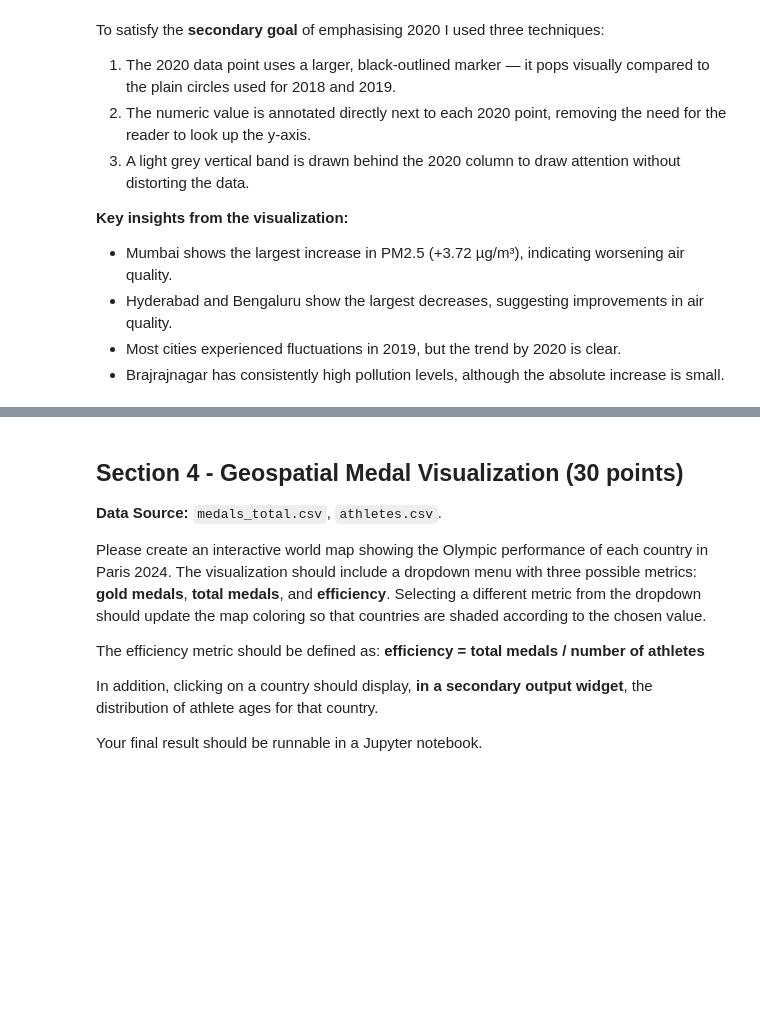
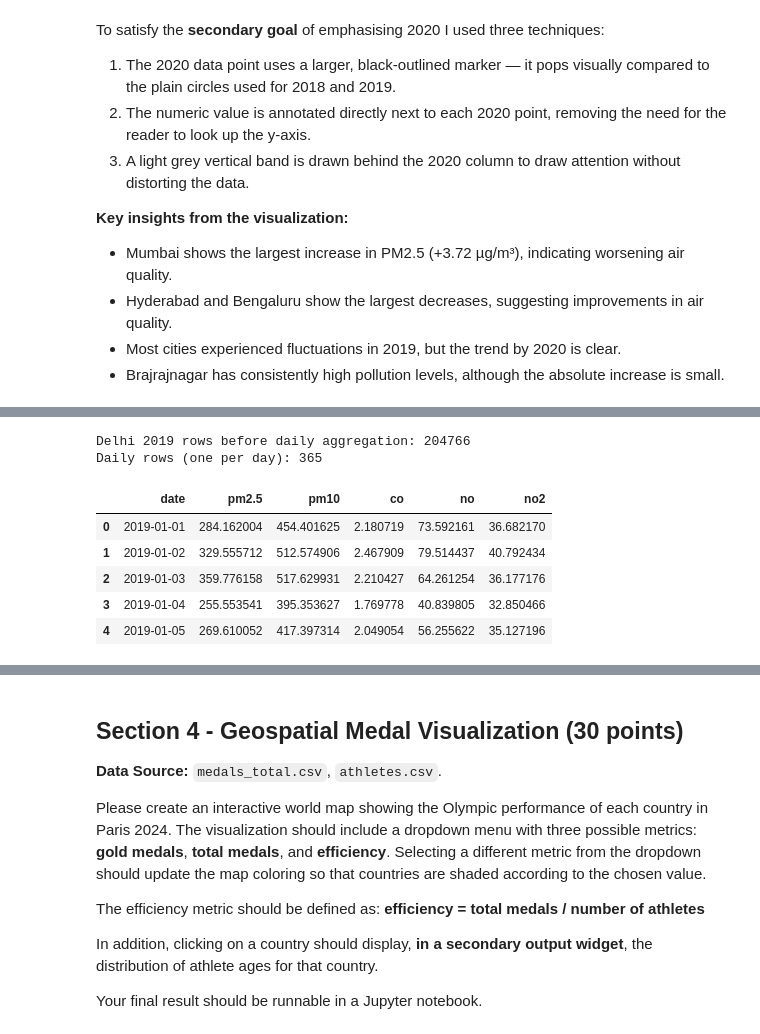
Before and after one commit to micheleminuti/python-data-visualization, a Jupyter notebook: assignment_1.ipynb, the cells around one changed output, grey strips where cells are left out. Saved outputs shown, nothing was run; the diff lists cells and outputs as text; code cells hidden in the pictures; blank space fills up the shorter version.

```diff
--- a/assignment_1.ipynb
+++ b/assignment_1.ipynb
@@ -763,0 +764,14 @@ Explain the insights obtained from the visualization and justify the choice of g
+# %%
+import pandas as pd
+import matplotlib.pyplot as plt
+import matplotlib.dates as mdates
+import matplotlib.gridspec as gridspec
+
+# Load and clean datasets again to run this cell independently
+air  = pd.read_csv("data-assignment1/air_pollution.csv")
+station  = pd.read_csv("data-assignment1/stations.csv")
+station_renamed = station.rename(columns={"StationId": "stationid"})
+merged = air.merge(station_renamed, on="stationid", how="left")
+df = merged.dropna().copy()
+df["datetime"] = pd.to_datetime(df["datetime"])
+df.head()
@@ -763,0 +785,37 @@ Explain the insights obtained from the visualization and justify the choice of g
+# %%
+# Pollutants of interest
+POLLUTANTS = ["pm2.5", "pm10", "co", "no", "no2"]
+
+# Filter: Delhi only, year 2019
+delhi_2019 = df[
+    (df["City"] == "Delhi") &
+    (df["datetime"].dt.year == 2019)
+].copy()
+
+print(f"Delhi 2019 rows before daily aggregation: {len(delhi_2019)}")
+
+# Add a date column (day-level granularity)
+delhi_2019["date"] = delhi_2019["datetime"].dt.date
+
+# daily average across ALL stations within Delhi
+daily = (
+    delhi_2019
+    .groupby("date")[POLLUTANTS]
+    .mean()
+    .reset_index()
+)
+
+# cast date to datetime and sort by date
+daily["date"] = pd.to_datetime(daily["date"])
+daily = daily.sort_values("date").reset_index(drop=True)
+
+daily.head()
+# %% [output]
+Delhi 2019 rows before daily aggregation: 204766
+Daily rows (one per day): 365
+|  | date | pm2.5 | pm10 | co | no | no2 |
+| 0 | 2019-01-01 | 284.162004 | 454.401625 | 2.180719 | 73.592161 | 36.682170 |
+| 1 | 2019-01-02 | 329.555712 | 512.574906 | 2.467909 | 79.514437 | 40.792434 |
+| 2 | 2019-01-03 | 359.776158 | 517.629931 | 2.210427 | 64.261254 | 36.177176 |
+| 3 | 2019-01-04 | 255.553541 | 395.353627 | 1.769778 | 40.839805 | 32.850466 |
+| 4 | 2019-01-05 | 269.610052 | 417.397314 | 2.049054 | 56.255622 | 35.127196 |
```
Also changed, not shown: parts of 18 cells of this notebook.
